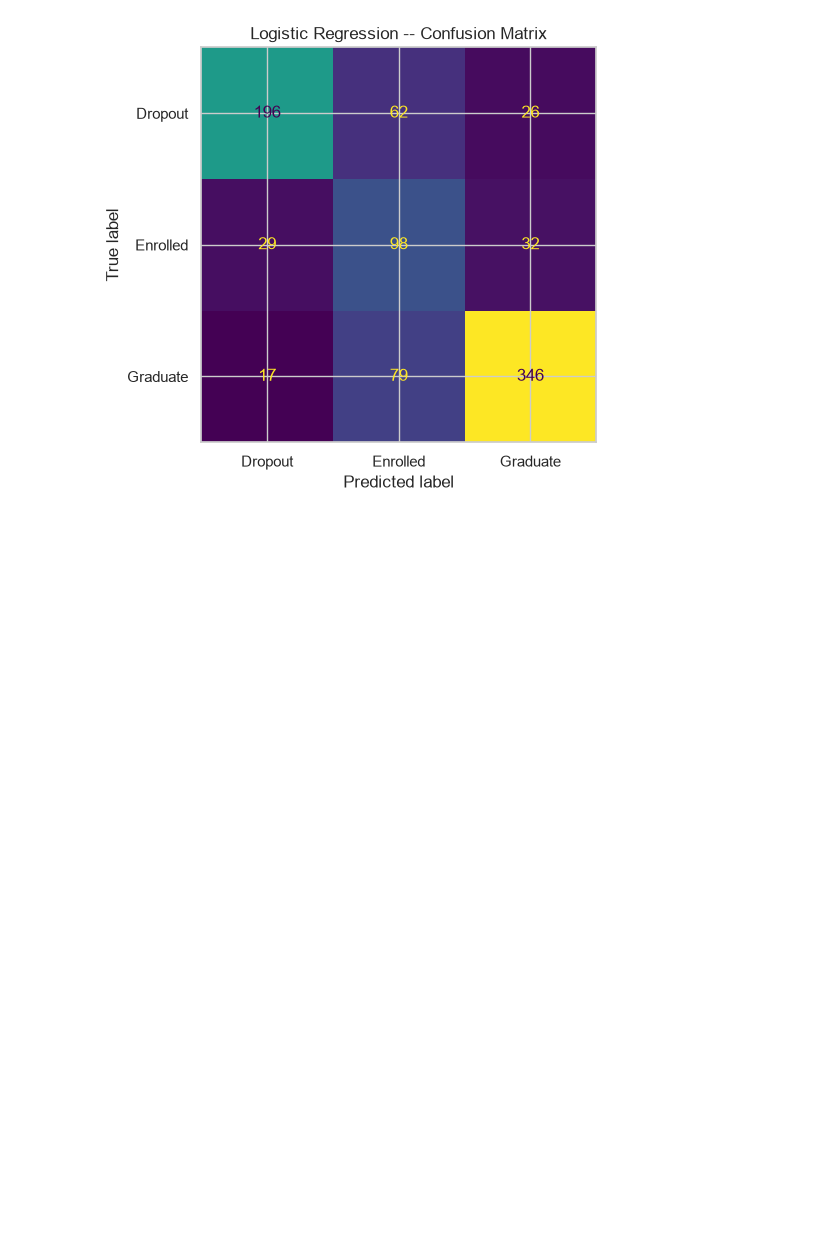
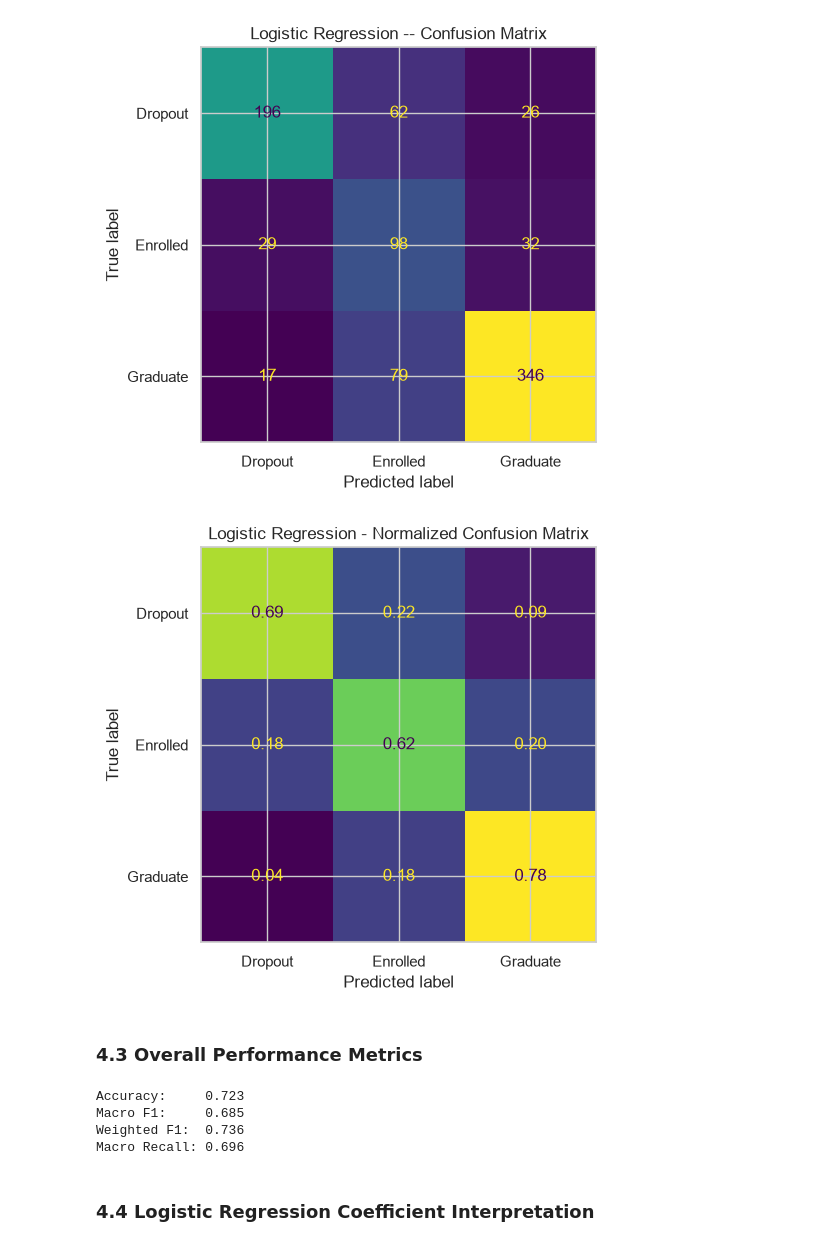
Before and after one commit to itsjavi16/student-dropout-prediction, a Jupyter notebook: notebooks/eda_and_logistic_baseline.ipynb, the cells around one changed output. Cells and saved outputs as stored; diff of their text form; code cells hidden in the pictures; blank space fills up the shorter version.

```diff
--- a/notebooks/eda_and_logistic_baseline.ipynb
+++ b/notebooks/eda_and_logistic_baseline.ipynb
@@ -161,3 +253,64 @@ plt.tight_layout()
 plt.show()
 # %% [output]
 [figure]
+# %%
+# Normalized Confusion Matrix
+fig, ax = plt.subplots(figsize=(6, 5))
+
+ConfusionMatrixDisplay.from_predictions(
+    y_test,
+    y_pred,
+    normalize="true",      # Each row sums to 1
+    values_format=".2f",
+    colorbar=False,
+    ax=ax
+)
+
+ax.set_title("Logistic Regression - Normalized Confusion Matrix")
+
+plt.tight_layout()
+plt.show()
+# %% [output]
+[figure, added]
+# %% [markdown]
+### 4.3 Overall Performance Metrics
+# %%
+# Logistic Regression Metric Summary
+
+from sklearn.metrics import (
+    accuracy_score,
+    f1_score,
+    recall_score
+)
+
+logreg_accuracy = accuracy_score(y_test, y_pred)
+
+logreg_macro_f1 = f1_score(
+    y_test,
+    y_pred,
+    average="macro"
+)
+
+logreg_weighted_f1 = f1_score(
+    y_test,
+    y_pred,
+    average="weighted"
+)
+
+logreg_macro_recall = recall_score(
+    y_test,
+    y_pred,
+    average="macro"
+)
+
+print(f"Accuracy:     {logreg_accuracy:.3f}")
+print(f"Macro F1:     {logreg_macro_f1:.3f}")
+print(f"Weighted F1:  {logreg_weighted_f1:.3f}")
+print(f"Macro Recall: {logreg_macro_recall:.3f}")
+# %% [output]
+Accuracy:     0.723
+Macro F1:     0.685
+Weighted F1:  0.736
+Macro Recall: 0.696
+# %% [markdown]
+### 4.4 Logistic Regression Coefficient Interpretation
```
Also changed, not shown: parts of 50 cells of this notebook, 2 other files.
